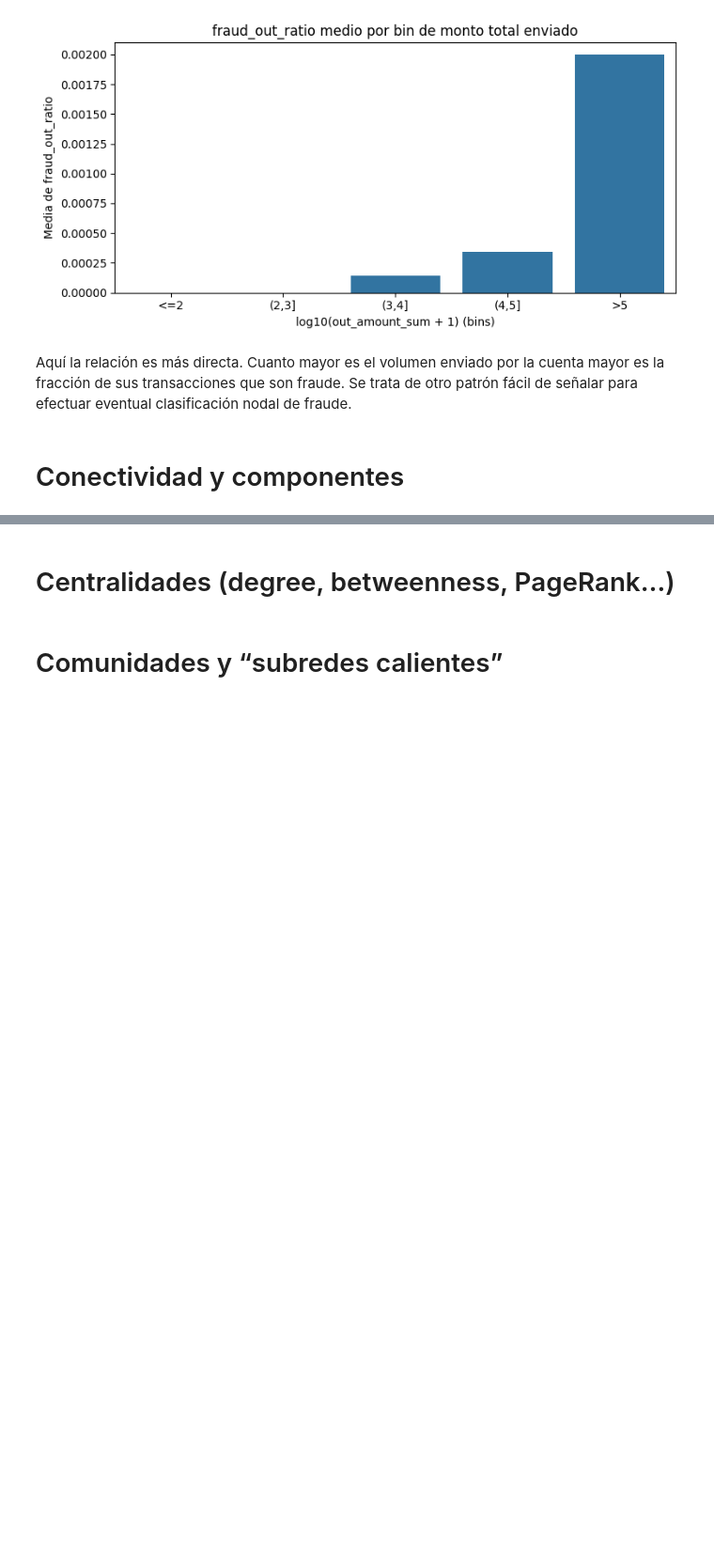
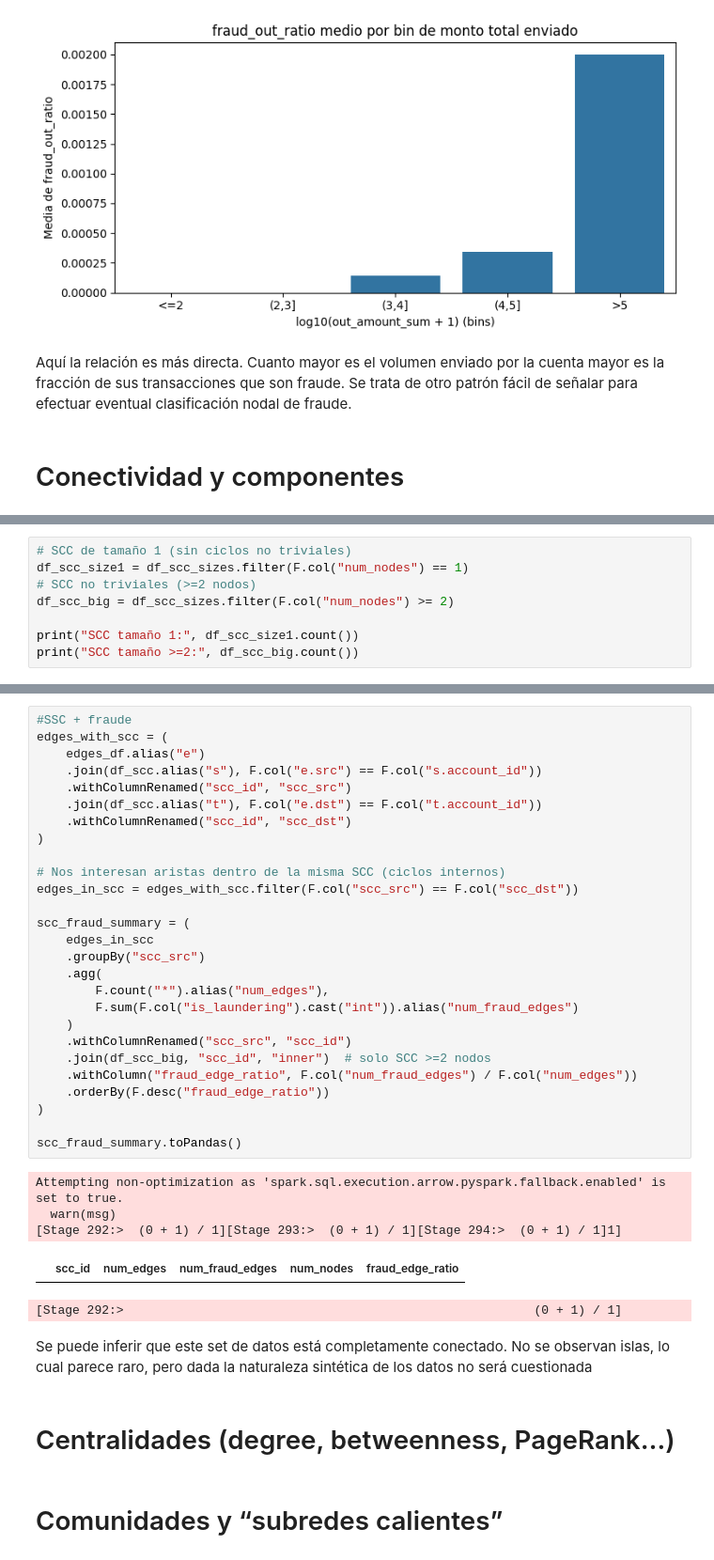
Before and after one commit to IngElecPuc/KaggleChallenges, a Jupyter notebook: Anti Money Laundering Transaction Data/EDA Topológico.ipynb, the cells around one changed output, grey strips where cells are left out. Shown: that part at 94% size. Drawn from its saved outputs; the diff is of its cells as text; blank space fills up the shorter version.

```diff
--- a/Anti Money Laundering Transaction Data/EDA Topológico.ipynb
+++ b/Anti Money Laundering Transaction Data/EDA Topológico.ipynb
@@ -705,0 +938,8 @@ Aquí la relación es más directa. Cuanto mayor es el volumen enviado por la cu
+# %%
+# SCC de tamaño 1 (sin ciclos no triviales)
+df_scc_size1 = df_scc_sizes.filter(F.col("num_nodes") == 1)
+# SCC no triviales (>=2 nodos)
+df_scc_big = df_scc_sizes.filter(F.col("num_nodes") >= 2)
+
+print("SCC tamaño 1:", df_scc_size1.count())
+print("SCC tamaño >=2:", df_scc_big.count())
@@ -706,3 +956,38 @@ Aquí la relación es más directa. Cuanto mayor es el volumen enviado por la cu
+# %%
+#SSC + fraude
+edges_with_scc = (
+    edges_df.alias("e")
+    .join(df_scc.alias("s"), F.col("e.src") == F.col("s.account_id"))
+    .withColumnRenamed("scc_id", "scc_src")
+    .join(df_scc.alias("t"), F.col("e.dst") == F.col("t.account_id"))
+    .withColumnRenamed("scc_id", "scc_dst")
+)
+
+# Nos interesan aristas dentro de la misma SCC (ciclos internos)
+edges_in_scc = edges_with_scc.filter(F.col("scc_src") == F.col("scc_dst"))
+
+scc_fraud_summary = (
+    edges_in_scc
+    .groupBy("scc_src")
+    .agg(
+        F.count("*").alias("num_edges"),
+        F.sum(F.col("is_laundering").cast("int")).alias("num_fraud_edges")
+    )
+    .withColumnRenamed("scc_src", "scc_id")
+    .join(df_scc_big, "scc_id", "inner")  # solo SCC >=2 nodos
+    .withColumn("fraud_edge_ratio", F.col("num_fraud_edges") / F.col("num_edges"))
+    .orderBy(F.desc("fraud_edge_ratio"))
+)
+
+scc_fraud_summary.toPandas()
+# %% [output]
+Attempting non-optimization as 'spark.sql.execution.arrow.pyspark.fallback.enabled' is set to true.
+  warn(msg)
+[Stage 292:>  (0 + 1) / 1][Stage 293:>  (0 + 1) / 1][Stage 294:>  (0 + 1) / 1]1]
+|  | scc_id | num_edges | num_fraud_edges | num_nodes | fraud_edge_ratio |
+[Stage 292:>                                                        (0 + 1) / 1]
+# %% [markdown]
+Se puede inferir que este set de datos está completamente conectado. No se observan islas, lo cual parece raro, pero dada la naturaleza sintética de los datos no será cuestionada
 # %% [markdown]
 # Centralidades (degree, betweenness, PageRank…)
 # %% [markdown]
```
Also changed, not shown: parts of 20 cells of this notebook.
